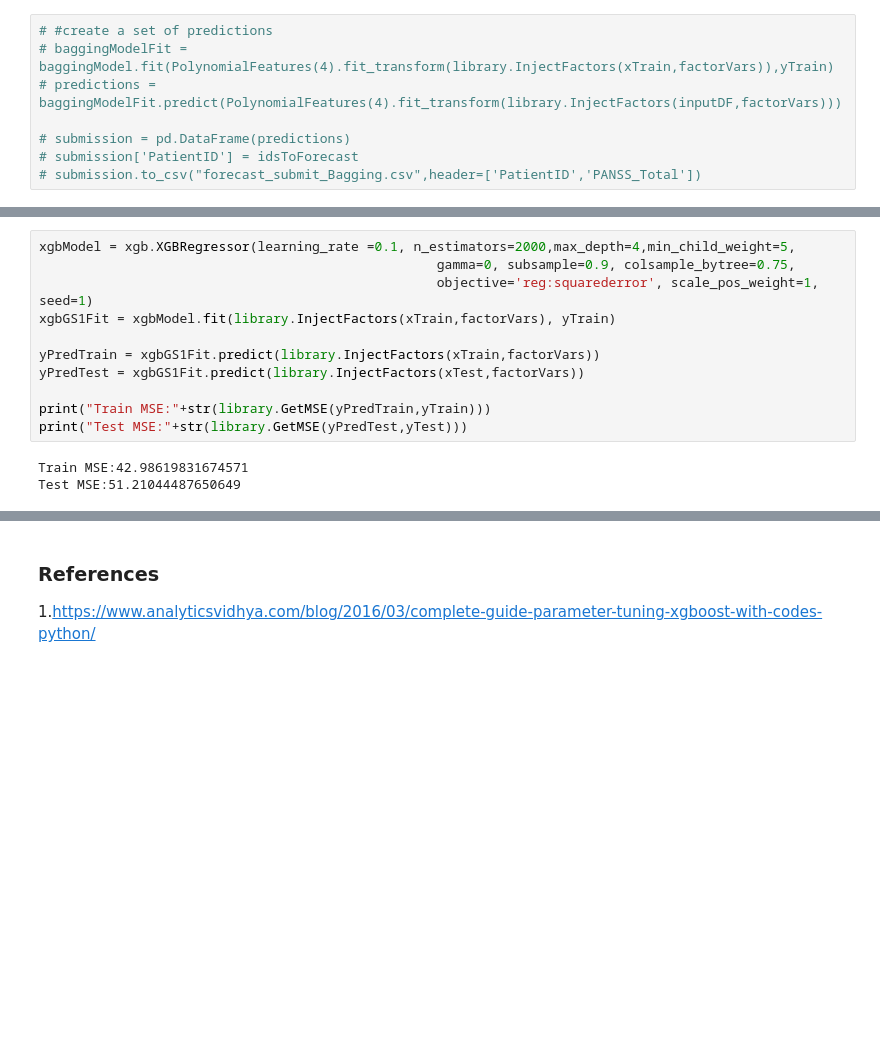
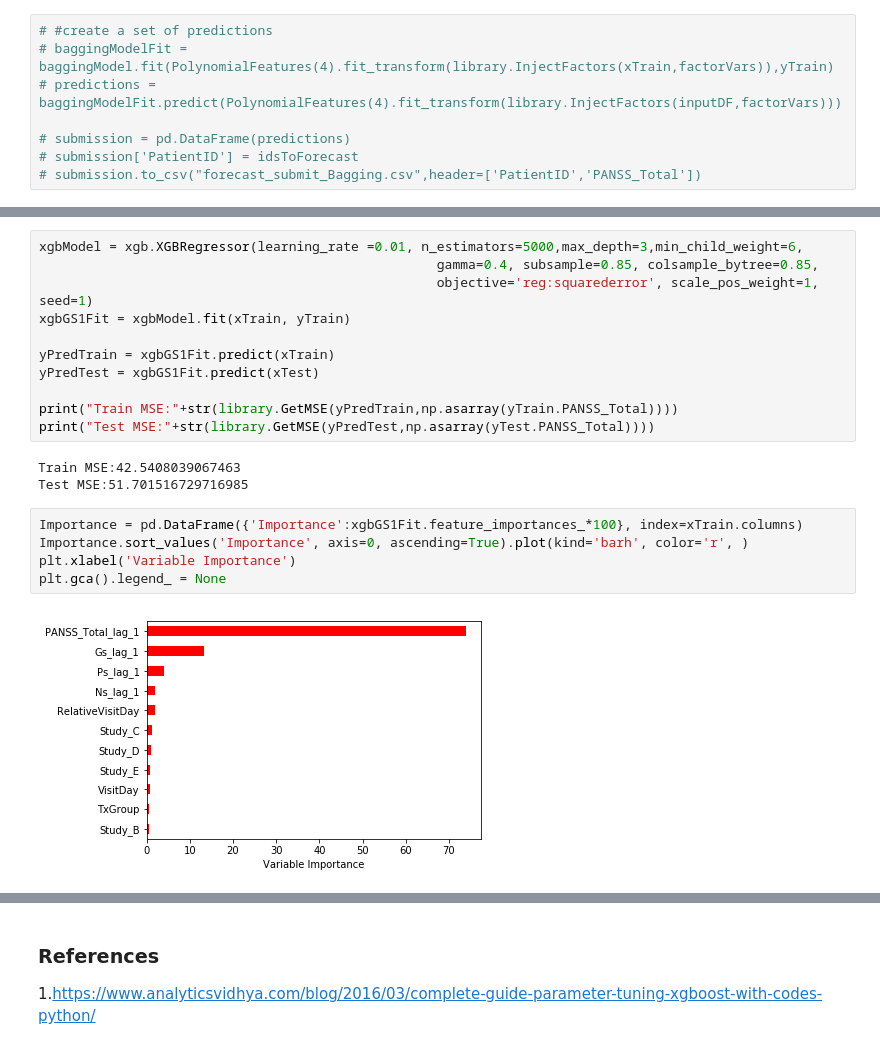
Before and after one commit to wasehahmad/PANSS-Trial-Analysis, a Jupyter notebook: panss_analysis_notebook.ipynb, the cells around one changed output, grey strips where cells are left out. Drawn from its saved outputs; the diff is of its cells as text; blank space fills up the shorter version.

Commit message:
updated to use less variables

```diff
--- a/panss_analysis_notebook.ipynb
+++ b/panss_analysis_notebook.ipynb
@@ -386,14 +392,21 @@ xgbGS1Fit.best_params_
 # %%
-xgbModel = xgb.XGBRegressor(learning_rate =0.1, n_estimators=2000,max_depth=4,min_child_weight=5,
-                                                   gamma=0, subsample=0.9, colsample_bytree=0.75,
+xgbModel = xgb.XGBRegressor(learning_rate =0.01, n_estimators=5000,max_depth=3,min_child_weight=6,
+                                                   gamma=0.4, subsample=0.85, colsample_bytree=0.85,
                                                    objective='reg:squarederror', scale_pos_weight=1, seed=1)
-xgbGS1Fit = xgbModel.fit(library.InjectFactors(xTrain,factorVars), yTrain)
+xgbGS1Fit = xgbModel.fit(xTrain, yTrain)
 
-yPredTrain = xgbGS1Fit.predict(library.InjectFactors(xTrain,factorVars))
-yPredTest = xgbGS1Fit.predict(library.InjectFactors(xTest,factorVars))
+yPredTrain = xgbGS1Fit.predict(xTrain)
+yPredTest = xgbGS1Fit.predict(xTest)
 
-print("Train MSE:"+str(library.GetMSE(yPredTrain,yTrain)))
-print("Test MSE:"+str(library.GetMSE(yPredTest,yTest)))
+print("Train MSE:"+str(library.GetMSE(yPredTrain,np.asarray(yTrain.PANSS_Total))))
+print("Test MSE:"+str(library.GetMSE(yPredTest,np.asarray(yTest.PANSS_Total))))
 # %% [output]
-Train MSE:42.98619831674571
-Test MSE:51.21044487650649
+Train MSE:42.5408039067463
+Test MSE:51.701516729716985
+# %%
+Importance = pd.DataFrame({'Importance':xgbGS1Fit.feature_importances_*100}, index=xTrain.columns)
+Importance.sort_values('Importance', axis=0, ascending=True).plot(kind='barh', color='r', )
+plt.xlabel('Variable Importance')
+plt.gca().legend_ = None
+# %% [output]
+[figure, added]
```
Also changed, not shown: parts of 8 cells of this notebook, 1 other file.
